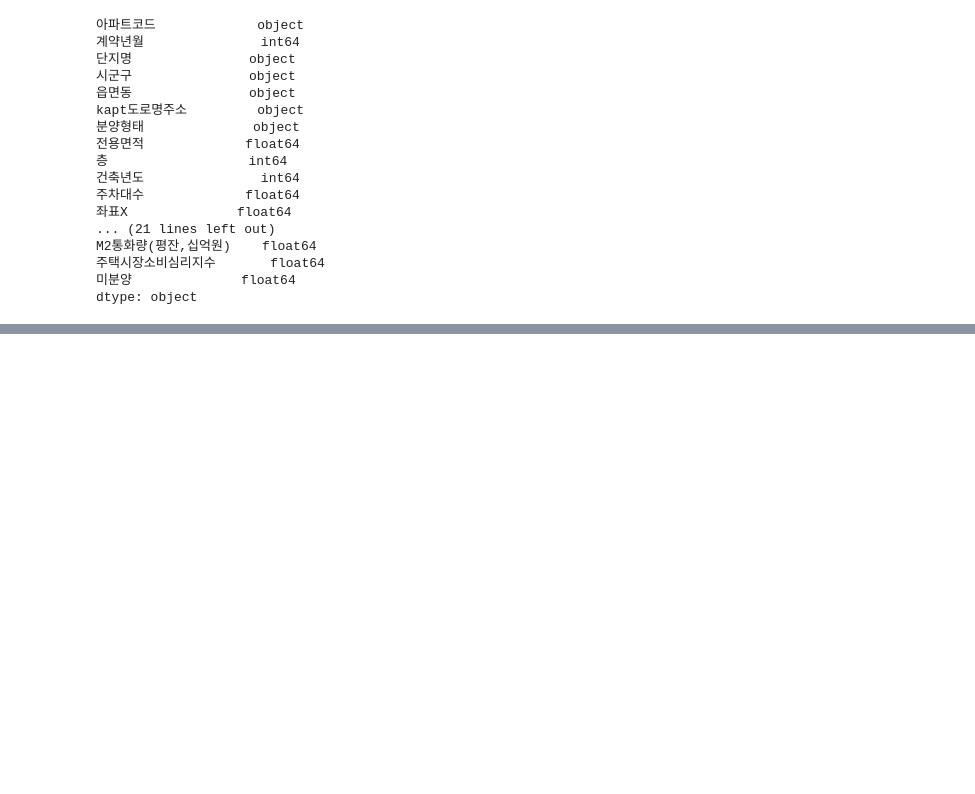
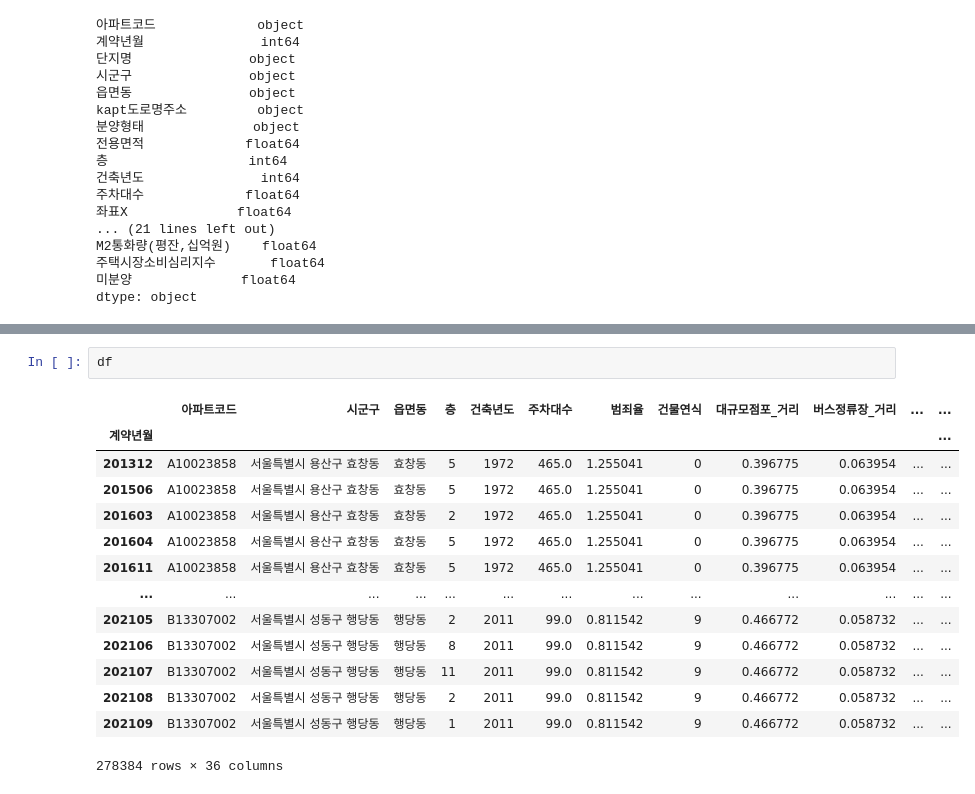
Before and after one commit to tnqkrthsus2/house-price-predict, a Jupyter notebook: lstm최종/모든파일포함된lstm.ipynb, the cells around one changed output, grey strips where cells are left out. Saved outputs shown, nothing was run; the diff lists cells and outputs as text; blank space fills up the shorter version.

```diff
--- a/lstm최종/모든파일포함된lstm.ipynb
+++ b/lstm최종/모든파일포함된lstm.ipynb
@@ -243,0 +354,17 @@ dtype: object
+# %%
+df
+# %% [output]
+|  | 아파트코드 | 시군구 | 읍면동 | 층 | 건축년도 | 주차대수 | 범죄율 | 건물연식 | 대규모점포_거리 | 버스정류장_거리 | ... | ... |
+| 계약년월 |  |  |  |  |  |  |  |  |  |  |  | ... |
+| 201312 | A10023858 | 서울특별시 용산구 효창동 | 효창동 | 5 | 1972 | 465.0 | 1.255041 | 0 | 0.396775 | 0.063954 | ... | ... |
+| 201506 | A10023858 | 서울특별시 용산구 효창동 | 효창동 | 5 | 1972 | 465.0 | 1.255041 | 0 | 0.396775 | 0.063954 | ... | ... |
+| 201603 | A10023858 | 서울특별시 용산구 효창동 | 효창동 | 2 | 1972 | 465.0 | 1.255041 | 0 | 0.396775 | 0.063954 | ... | ... |
+| 201604 | A10023858 | 서울특별시 용산구 효창동 | 효창동 | 5 | 1972 | 465.0 | 1.255041 | 0 | 0.396775 | 0.063954 | ... | ... |
+| 201611 | A10023858 | 서울특별시 용산구 효창동 | 효창동 | 5 | 1972 | 465.0 | 1.255041 | 0 | 0.396775 | 0.063954 | ... | ... |
+| ... | ... | ... | ... | ... | ... | ... | ... | ... | ... | ... | ... | ... |
+| 202105 | B13307002 | 서울특별시 성동구 행당동 | 행당동 | 2 | 2011 | 99.0 | 0.811542 | 9 | 0.466772 | 0.058732 | ... | ... |
+| 202106 | B13307002 | 서울특별시 성동구 행당동 | 행당동 | 8 | 2011 | 99.0 | 0.811542 | 9 | 0.466772 | 0.058732 | ... | ... |
+| 202107 | B13307002 | 서울특별시 성동구 행당동 | 행당동 | 11 | 2011 | 99.0 | 0.811542 | 9 | 0.466772 | 0.058732 | ... | ... |
+| 202108 | B13307002 | 서울특별시 성동구 행당동 | 행당동 | 2 | 2011 | 99.0 | 0.811542 | 9 | 0.466772 | 0.058732 | ... | ... |
+| 202109 | B13307002 | 서울특별시 성동구 행당동 | 행당동 | 1 | 2011 | 99.0 | 0.811542 | 9 | 0.466772 | 0.058732 | ... | ... |
+278384 rows × 36 columns
```
Also changed, not shown: parts of 50 cells of this notebook, 6 other files.
